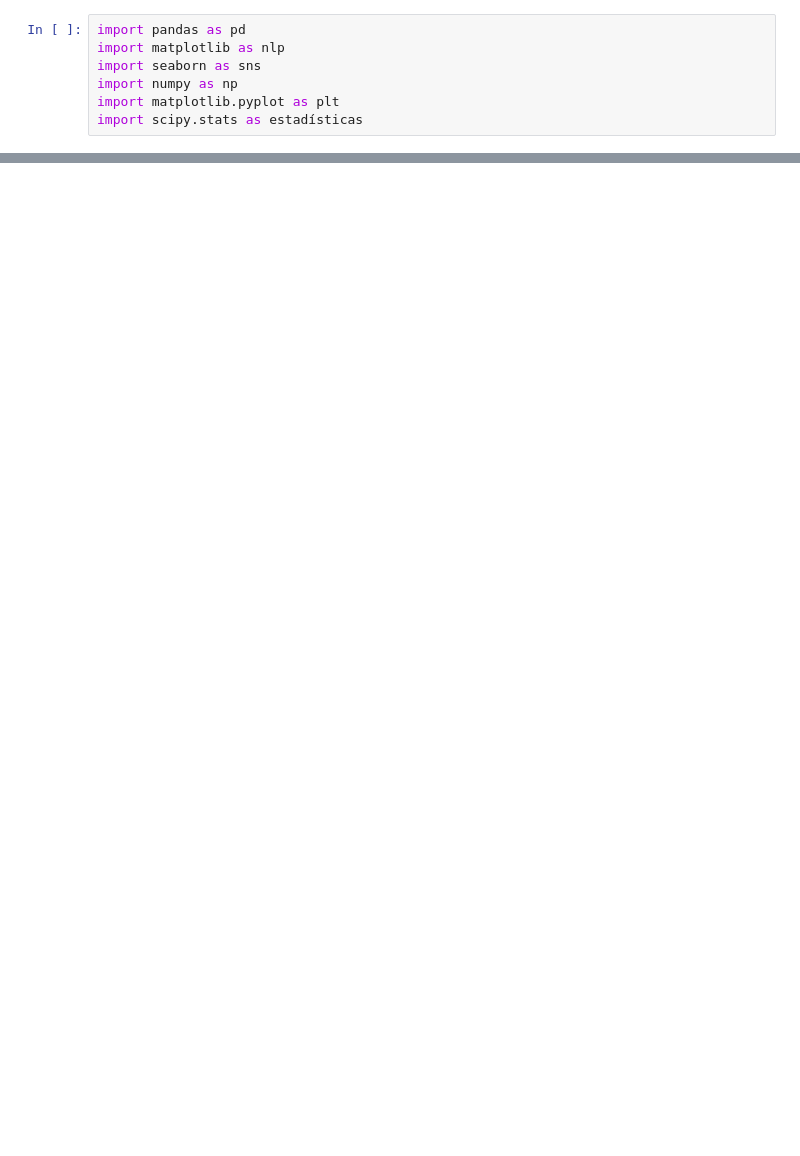
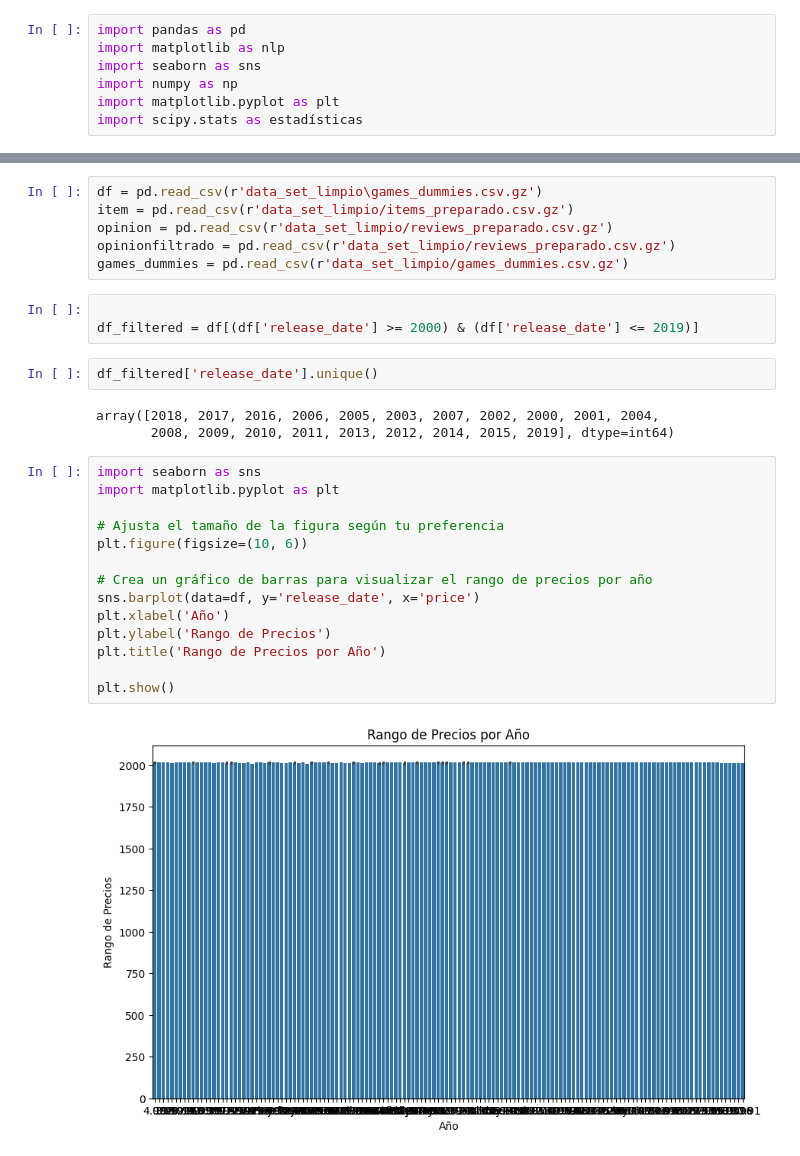
Before and after one commit to jonathancastillo185/Proyecto_Steam, a Jupyter notebook: EDA.ipynb, the cells around one changed output, grey strips where cells are left out. Saved outputs shown, nothing was run; the diff lists cells and outputs as text; blank space fills up the shorter version.

```diff
--- a/EDA.ipynb
+++ b/EDA.ipynb
@@ -29,0 +8,30 @@ df.
+# %%
+df = pd.read_csv(r'data_set_limpio\games_dummies.csv.gz')
+item = pd.read_csv(r'data_set_limpio/items_preparado.csv.gz')
+opinion = pd.read_csv(r'data_set_limpio/reviews_preparado.csv.gz')
+opinionfiltrado = pd.read_csv(r'data_set_limpio/reviews_preparado.csv.gz')
+games_dummies = pd.read_csv(r'data_set_limpio/games_dummies.csv.gz')
+# %%
+
+df_filtered = df[(df['release_date'] >= 2000) & (df['release_date'] <= 2019)]
+# %%
+df_filtered['release_date'].unique()
+# %% [output]
+array([2018, 2017, 2016, 2006, 2005, 2003, 2007, 2002, 2000, 2001, 2004,
+       2008, 2009, 2010, 2011, 2013, 2012, 2014, 2015, 2019], dtype=int64)
+# %%
+import seaborn as sns
+import matplotlib.pyplot as plt
+
+# Ajusta el tamaño de la figura según tu preferencia
+plt.figure(figsize=(10, 6))
+
+# Crea un gráfico de barras para visualizar el rango de precios por año
+sns.barplot(data=df, y='release_date', x='price')
+plt.xlabel('Año')
+plt.ylabel('Rango de Precios')
+plt.title('Rango de Precios por Año')
+
+plt.show()
+# %% [output]
+[figure, added]
```
Also changed, not shown: parts of 5 cells of this notebook, 9 other files.
